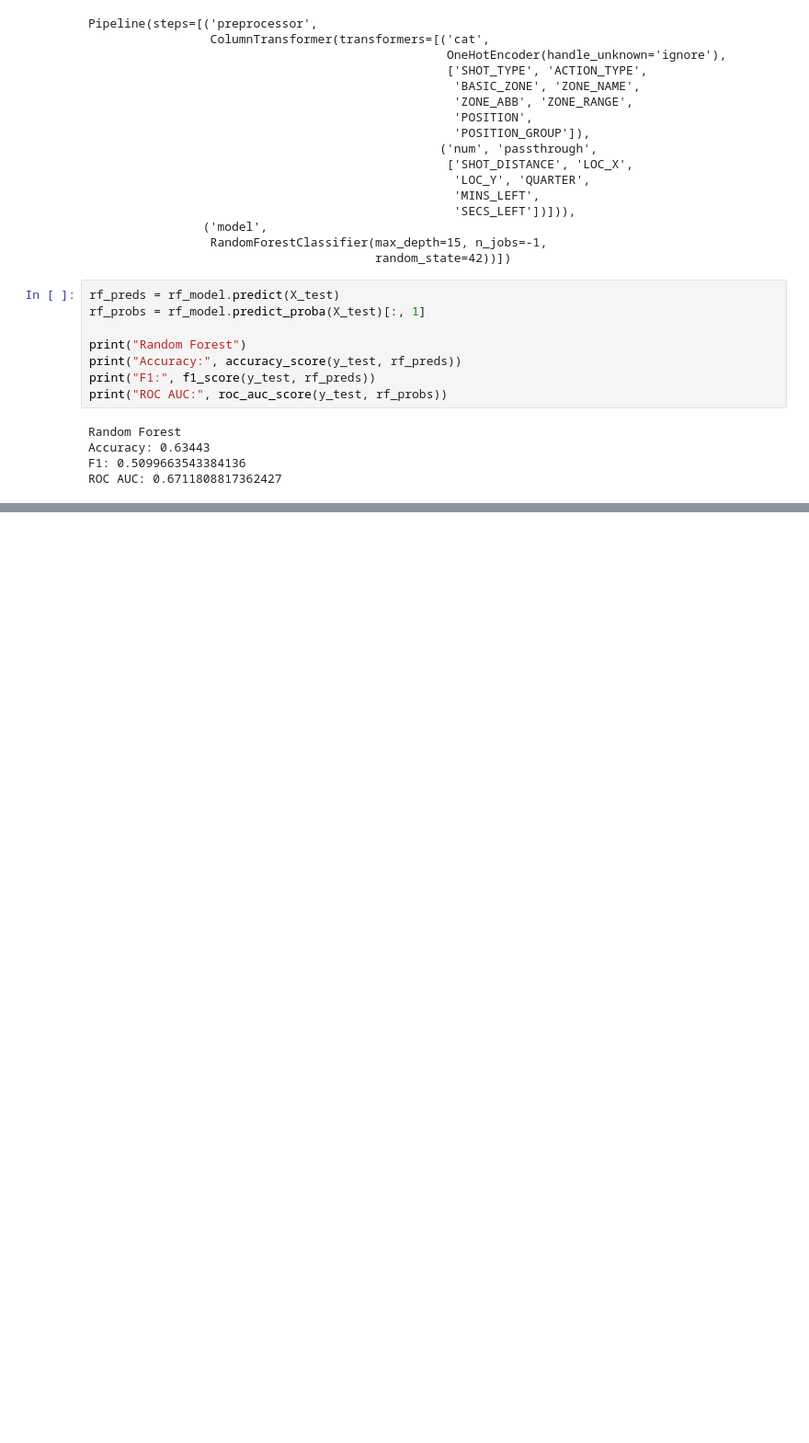
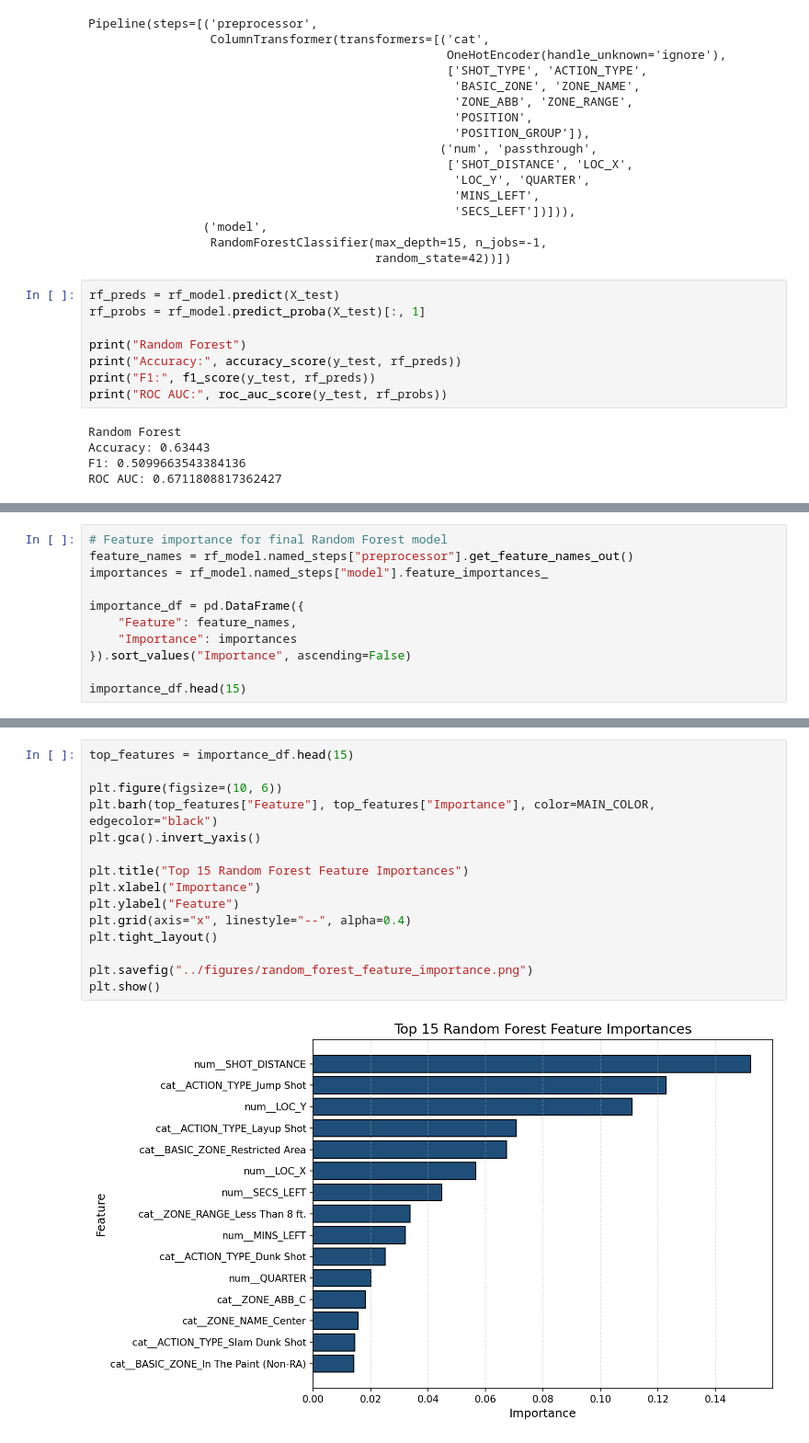
Before and after one commit to Lucien1010/dsc148-final-project, a Jupyter notebook: notebooks/NBA_Shot_Prediction.ipynb, the cells around one changed output, grey strips where cells are left out. Shown at 92% size. Drawn from its saved outputs; the diff is of its cells as text; blank space fills up the shorter version.

```diff
--- a/notebooks/NBA_Shot_Prediction.ipynb
+++ b/notebooks/NBA_Shot_Prediction.ipynb
@@ -427,0 +552,11 @@ results
+# %%
+# Feature importance for final Random Forest model
+feature_names = rf_model.named_steps["preprocessor"].get_feature_names_out()
+importances = rf_model.named_steps["model"].feature_importances_
+
+importance_df = pd.DataFrame({
+    "Feature": feature_names,
+    "Importance": importances
+}).sort_values("Importance", ascending=False)
+
+importance_df.head(15)
@@ -427,0 +580,17 @@ results
+# %%
+top_features = importance_df.head(15)
+
+plt.figure(figsize=(10, 6))
+plt.barh(top_features["Feature"], top_features["Importance"], color=MAIN_COLOR, edgecolor="black")
+plt.gca().invert_yaxis()
+
+plt.title("Top 15 Random Forest Feature Importances")
+plt.xlabel("Importance")
+plt.ylabel("Feature")
+plt.grid(axis="x", linestyle="--", alpha=0.4)
+plt.tight_layout()
+
+plt.savefig("../figures/random_forest_feature_importance.png")
+plt.show()
+# %% [output]
+[figure, added]
```
Also changed, not shown: parts of 14 cells of this notebook, 6 other files.
